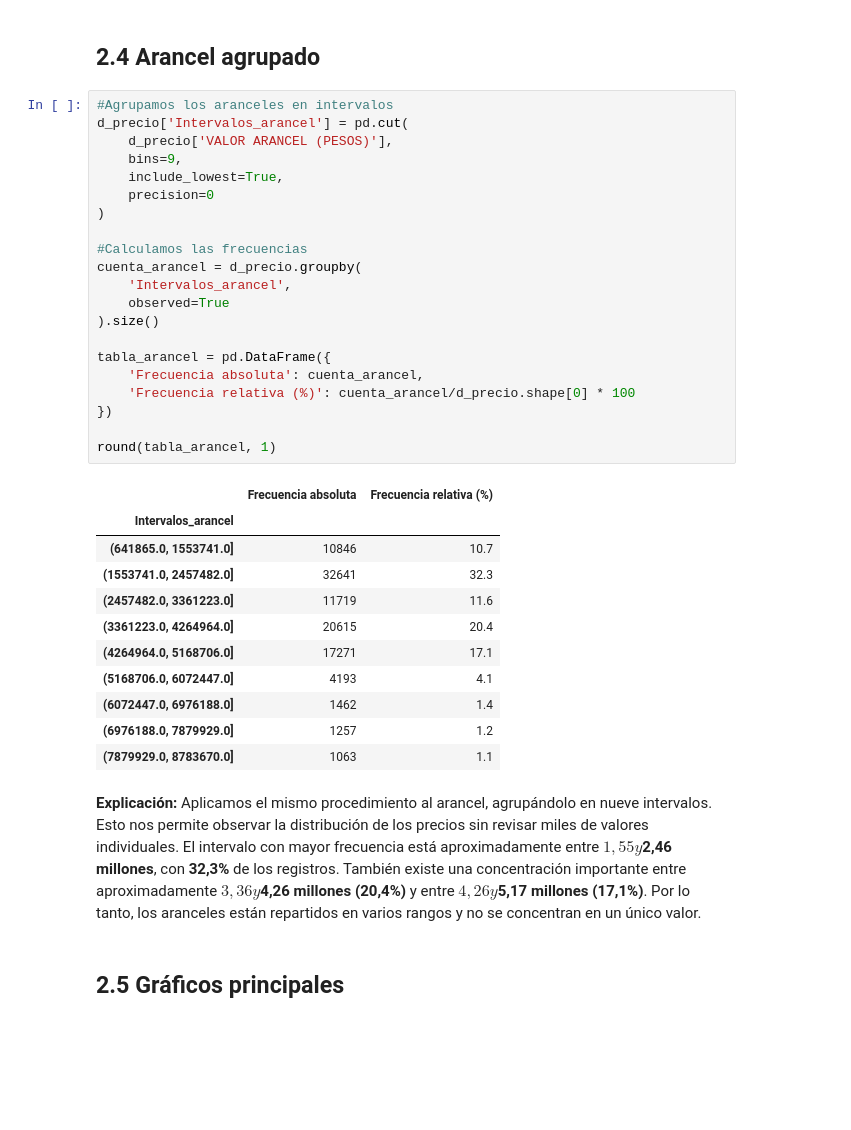
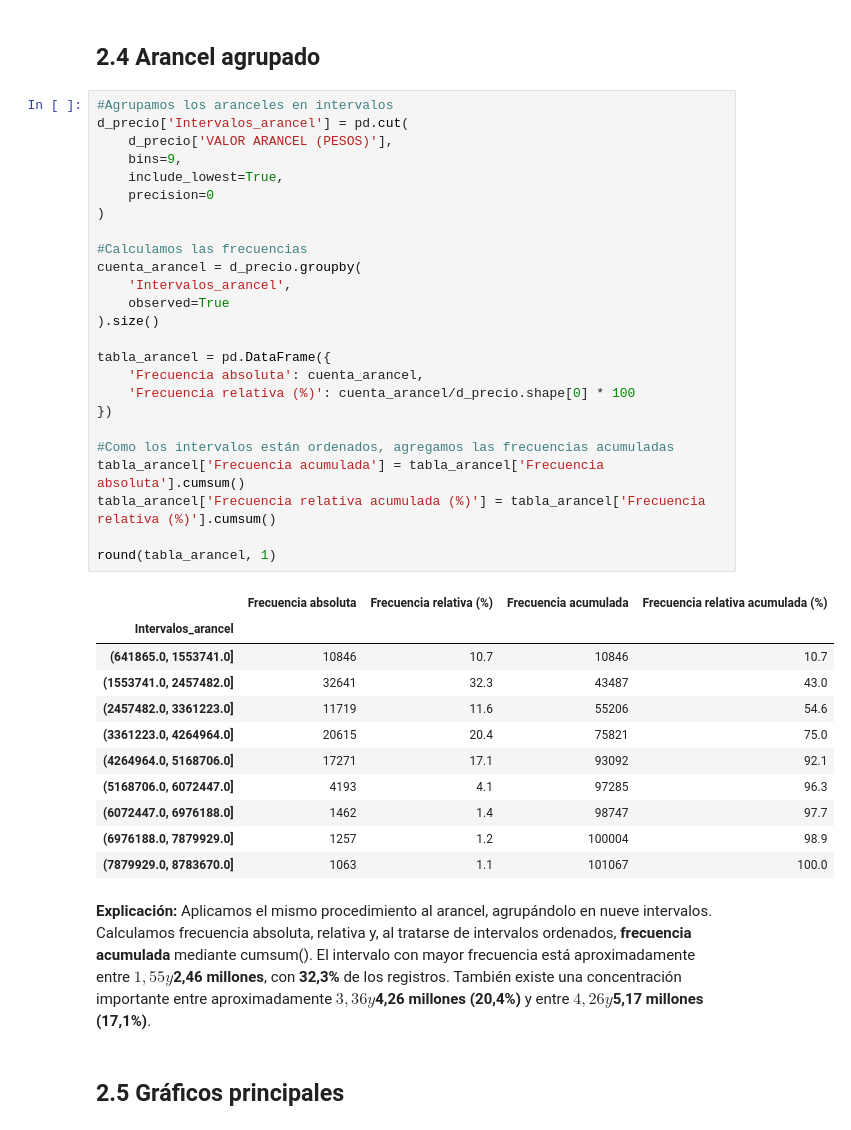
Before and after one commit to Nicricht/Estadistica.descriptiva, a Jupyter notebook: notebooks/Estadistica_Descriptiva_Biobio.ipynb, the cells around one changed output. Saved outputs shown, nothing was run; the diff lists cells and outputs as text; blank space fills up the shorter version.

```diff
--- a/notebooks/Estadistica_Descriptiva_Biobio.ipynb
+++ b/notebooks/Estadistica_Descriptiva_Biobio.ipynb
@@ -243,38 +265,42 @@ round(tabla_edad, 1)
 # %%
 #Agrupamos los aranceles en intervalos
 d_precio['Intervalos_arancel'] = pd.cut(
     d_precio['VALOR ARANCEL (PESOS)'],
     bins=9,
     include_lowest=True,
     precision=0
 )
 
 #Calculamos las frecuencias
 cuenta_arancel = d_precio.groupby(
     'Intervalos_arancel',
     observed=True
 ).size()
 
 tabla_arancel = pd.DataFrame({
     'Frecuencia absoluta': cuenta_arancel,
     'Frecuencia relativa (%)': cuenta_arancel/d_precio.shape[0] * 100
 })
 
+#Como los intervalos están ordenados, agregamos las frecuencias acumuladas
+tabla_arancel['Frecuencia acumulada'] = tabla_arancel['Frecuencia absoluta'].cumsum()
+tabla_arancel['Frecuencia relativa acumulada (%)'] = tabla_arancel['Frecuencia relativa (%)'].cumsum()
+
 round(tabla_arancel, 1)
 # %% [output]
-|  | Frecuencia absoluta | Frecuencia relativa (%) |
-| Intervalos_arancel |  |  |
-| (641865.0, 1553741.0] | 10846 | 10.7 |
-| (1553741.0, 2457482.0] | 32641 | 32.3 |
-| (2457482.0, 3361223.0] | 11719 | 11.6 |
-| (3361223.0, 4264964.0] | 20615 | 20.4 |
-| (4264964.0, 5168706.0] | 17271 | 17.1 |
-| (5168706.0, 6072447.0] | 4193 | 4.1 |
-| (6072447.0, 6976188.0] | 1462 | 1.4 |
-| (6976188.0, 7879929.0] | 1257 | 1.2 |
-| (7879929.0, 8783670.0] | 1063 | 1.1 |
+|  | Frecuencia absoluta | Frecuencia relativa (%) | Frecuencia acumulada | Frecuencia relativa acumulada (%) |
+| Intervalos_arancel |  |  |  |  |
+| (641865.0, 1553741.0] | 10846 | 10.7 | 10846 | 10.7 |
+| (1553741.0, 2457482.0] | 32641 | 32.3 | 43487 | 43.0 |
+| (2457482.0, 3361223.0] | 11719 | 11.6 | 55206 | 54.6 |
+| (3361223.0, 4264964.0] | 20615 | 20.4 | 75821 | 75.0 |
+| (4264964.0, 5168706.0] | 17271 | 17.1 | 93092 | 92.1 |
+| (5168706.0, 6072447.0] | 4193 | 4.1 | 97285 | 96.3 |
+| (6072447.0, 6976188.0] | 1462 | 1.4 | 98747 | 97.7 |
+| (6976188.0, 7879929.0] | 1257 | 1.2 | 100004 | 98.9 |
+| (7879929.0, 8783670.0] | 1063 | 1.1 | 101067 | 100.0 |
 # %% [markdown]
-**Explicación:** Aplicamos el mismo procedimiento al arancel, agrupándolo en nueve intervalos. Esto nos permite observar la distribución de los precios sin revisar miles de valores individuales. El intervalo con mayor frecuencia está aproximadamente entre **$1,55 y $2,46 millones**, con **32,3%** de los registros. También existe una concentración importante entre aproximadamente **$3,36 y $4,26 millones (20,4%)** y entre **$4,26 y $5,17 millones (17,1%)**. Por lo tanto, los aranceles están repartidos en varios rangos y no se concentran en un único valor.
+**Explicación:** Aplicamos el mismo procedimiento al arancel, agrupándolo en nueve intervalos. Calculamos frecuencia absoluta, relativa y, al tratarse de intervalos ordenados, **frecuencia acumulada** mediante cumsum(). El intervalo con mayor frecuencia está aproximadamente entre **$1,55 y $2,46 millones**, con **32,3%** de los registros. También existe una concentración importante entre aproximadamente **$3,36 y $4,26 millones (20,4%)** y entre **$4,26 y $5,17 millones (17,1%)**.
 # %% [markdown]
 ## 2.5 Gráficos principales
 # %%
```
Also changed, not shown: parts of 4 cells of this notebook.
